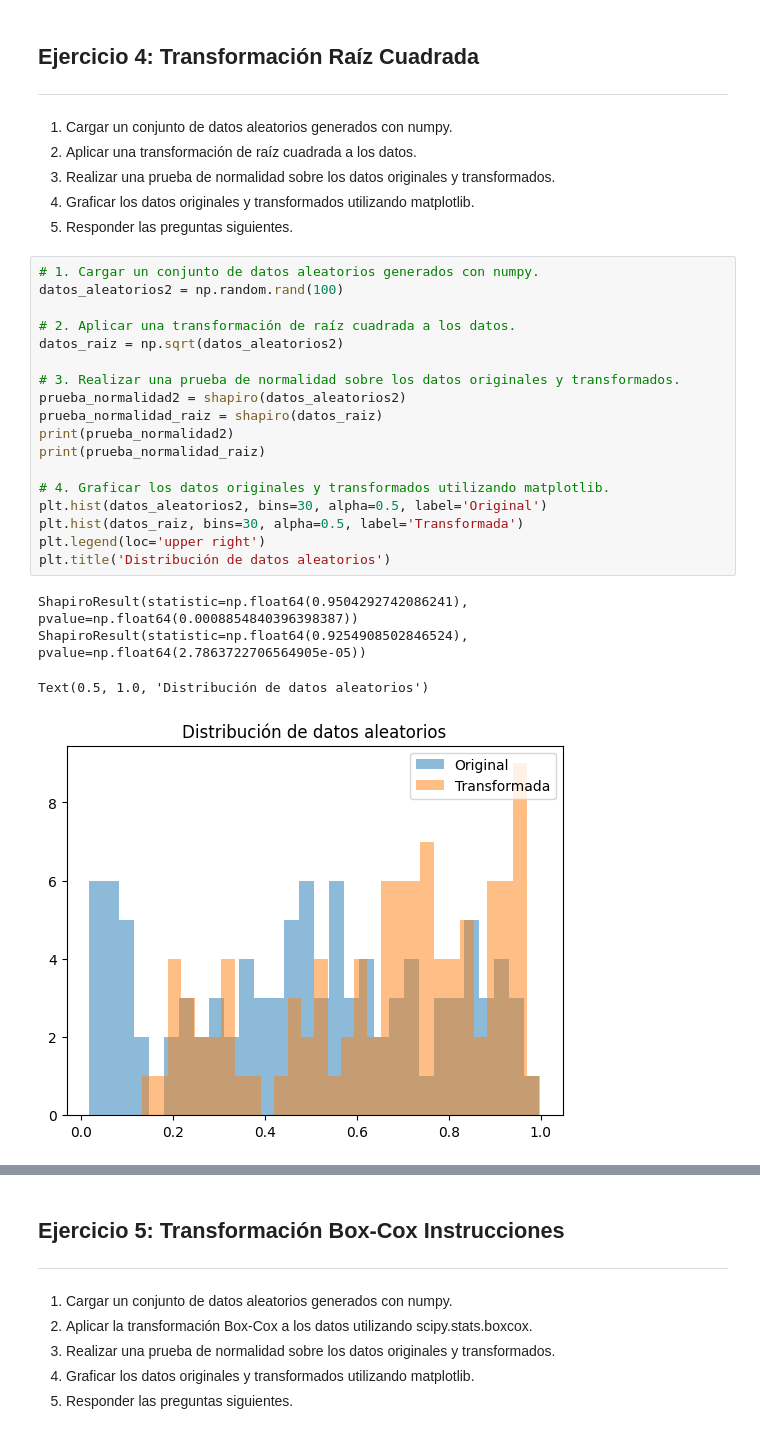
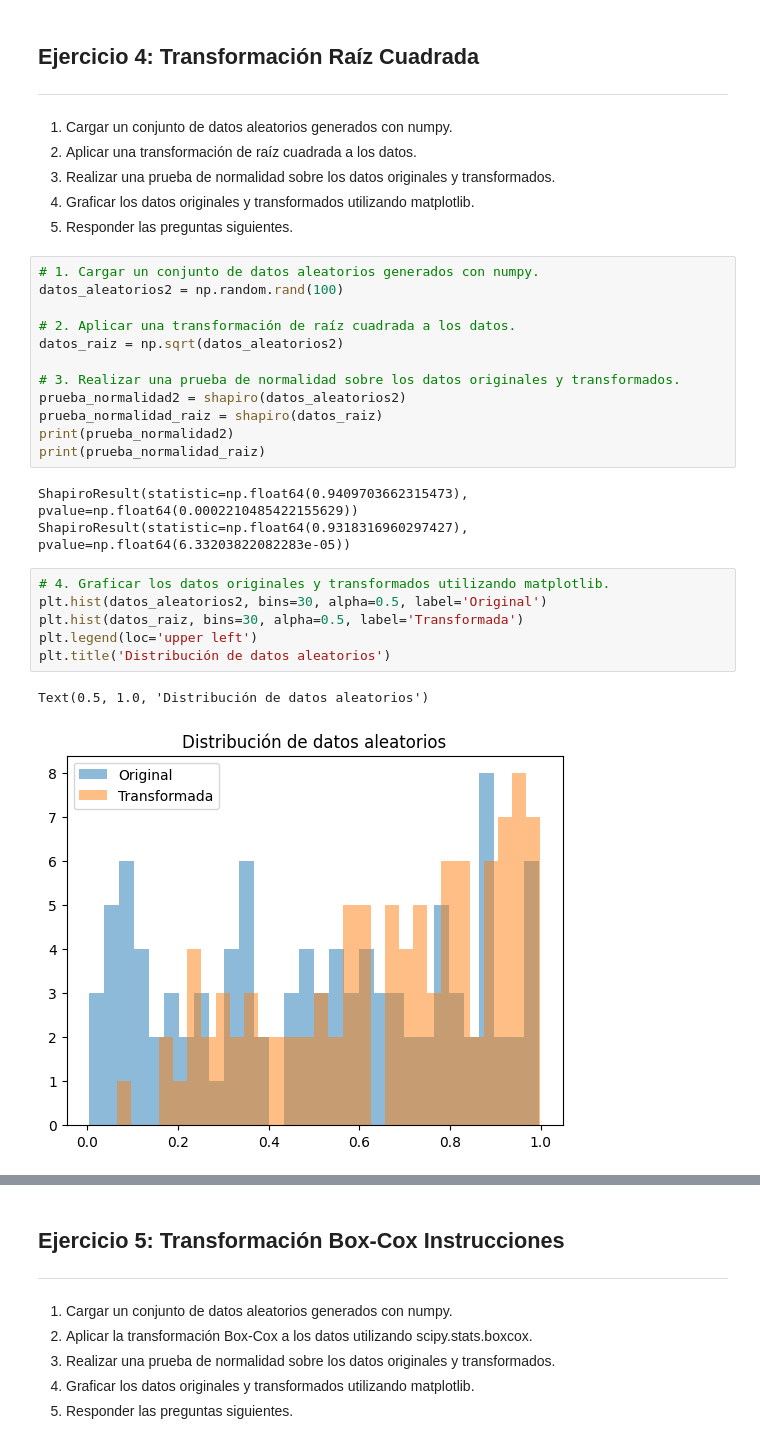
Before and after one commit to bidallei/MIAAD-UACJ, a Jupyter notebook: Practica22_NormalizacionTransformacion_263150.ipynb, the cells around one changed output, grey strips where cells are left out. Cells and saved outputs as stored; diff of their text form.

```diff
--- a/Practica22_NormalizacionTransformacion_263150.ipynb
+++ b/Practica22_NormalizacionTransformacion_263150.ipynb
@@ -189,17 +195,18 @@ prueba_normalidad2 = shapiro(datos_aleatorios2)
 prueba_normalidad_raiz = shapiro(datos_raiz)
 print(prueba_normalidad2)
 print(prueba_normalidad_raiz)
-
-# 4. Graficar los datos originales y transformados utilizando matplotlib.
-plt.hist(datos_aleatorios2, bins=30, alpha=0.5, label='Original')
-plt.hist(datos_raiz, bins=30, alpha=0.5, label='Transformada')
-plt.legend(loc='upper right')
-plt.title('Distribución de datos aleatorios')
 # %% [output]
-ShapiroResult(statistic=np.float64(0.9504292742086241), pvalue=np.float64(0.0008854840396398387))
-ShapiroResult(statistic=np.float64(0.9254908502846524), pvalue=np.float64(2.7863722706564905e-05))
+ShapiroResult(statistic=np.float64(0.9409703662315473), pvalue=np.float64(0.0002210485422155629))
+ShapiroResult(statistic=np.float64(0.9318316960297427), pvalue=np.float64(6.33203822082283e-05))
-Text(0.5, 1.0, 'Distribución de datos aleatorios')
-[figure, removed]
+# %%
+# 4. Graficar los datos originales y transformados utilizando matplotlib.
+plt.hist(datos_aleatorios2, bins=30, alpha=0.5, label='Original')
+plt.hist(datos_raiz, bins=30, alpha=0.5, label='Transformada')
+plt.legend(loc='upper left')
+plt.title('Distribución de datos aleatorios')
+# %% [output]
+Text(0.5, 1.0, 'Distribución de datos aleatorios')
+[figure, added]
 # %% [markdown]
 **Preguntas:**
 
```
Also changed, not shown: parts of 14 cells of this notebook.
